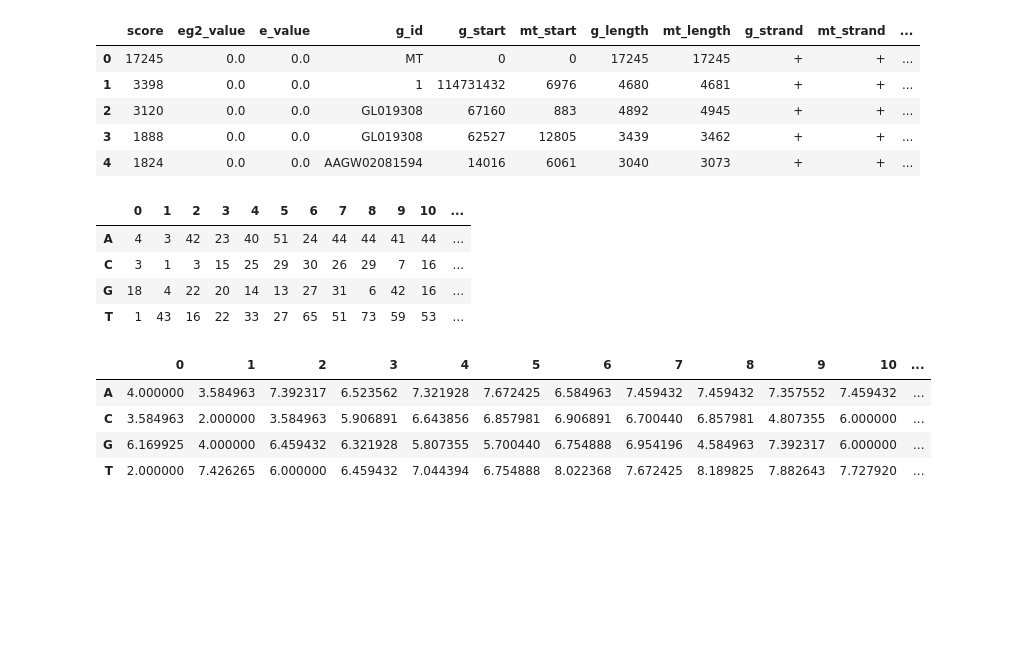
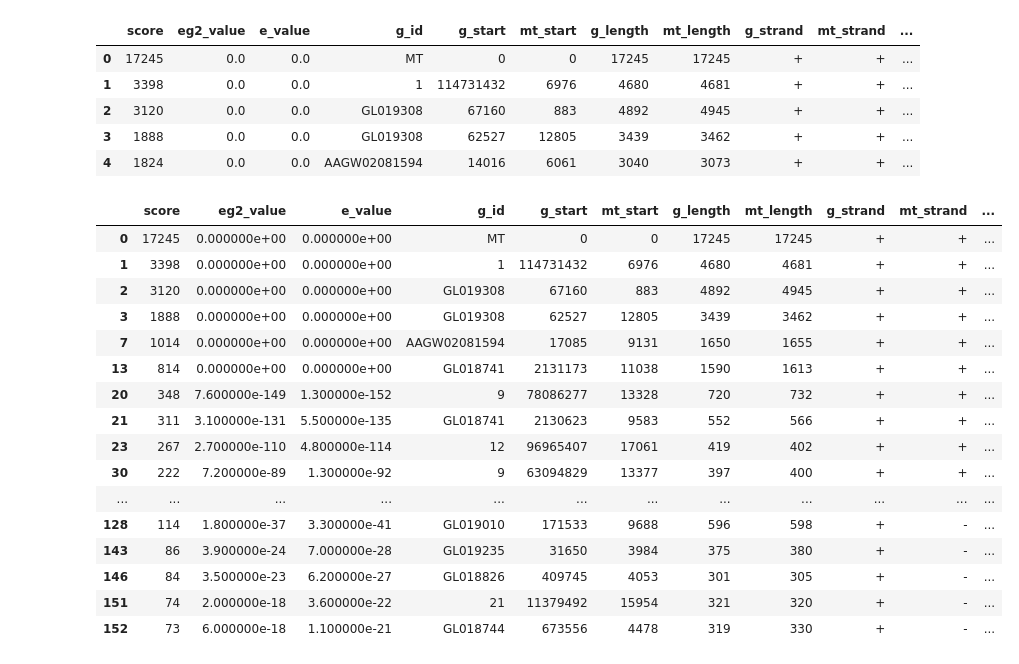
Before and after one commit to balintbiro/Oryctolagus_cuniculus_numts, a Jupyter notebook: codes/trials/data_prep_for_sequence_logo.ipynb, the cells around one changed output. Drawn from its saved outputs; the diff is of its cells as text; code cells hidden in the pictures; blank space fills up the shorter version.

Commit message:
data prep for seqlogo

```diff
--- a/codes/trials/data_prep_for_sequence_logo.ipynb
+++ b/codes/trials/data_prep_for_sequence_logo.ipynb
@@ -26,2 +37,26 @@ def write_output(sequence, outfile):
+# %%
+master_array = pd.read_csv(home_dir+'Michael/data/numt_master_array.csv')
+size_mask=master_array['g_length']<500
+master_array=master_array[size_mask]
+# %%
+master_array
+# %% [output]
+|  | score | eg2_value | e_value | g_id | g_start | mt_start | g_length | mt_length | g_strand | mt_strand | ... |
+| 0 | 17245 | 0.000000e+00 | 0.000000e+00 | MT | 0 | 0 | 17245 | 17245 | + | + | ... |
+| 1 | 3398 | 0.000000e+00 | 0.000000e+00 | 1 | 114731432 | 6976 | 4680 | 4681 | + | + | ... |
+| 2 | 3120 | 0.000000e+00 | 0.000000e+00 | GL019308 | 67160 | 883 | 4892 | 4945 | + | + | ... |
+| 3 | 1888 | 0.000000e+00 | 0.000000e+00 | GL019308 | 62527 | 12805 | 3439 | 3462 | + | + | ... |
+| 7 | 1014 | 0.000000e+00 | 0.000000e+00 | AAGW02081594 | 17085 | 9131 | 1650 | 1655 | + | + | ... |
+| 13 | 814 | 0.000000e+00 | 0.000000e+00 | GL018741 | 2131173 | 11038 | 1590 | 1613 | + | + | ... |
+| 20 | 348 | 7.600000e-149 | 1.300000e-152 | 9 | 78086277 | 13328 | 720 | 732 | + | + | ... |
+| 21 | 311 | 3.100000e-131 | 5.500000e-135 | GL018741 | 2130623 | 9583 | 552 | 566 | + | + | ... |
+| 23 | 267 | 2.700000e-110 | 4.800000e-114 | 12 | 96965407 | 17061 | 419 | 402 | + | + | ... |
+| 30 | 222 | 7.200000e-89 | 1.300000e-92 | 9 | 63094829 | 13377 | 397 | 400 | + | + | ... |
+| ... | ... | ... | ... | ... | ... | ... | ... | ... | ... | ... | ... |
+| 128 | 114 | 1.800000e-37 | 3.300000e-41 | GL019010 | 171533 | 9688 | 596 | 598 | + | - | ... |
+| 143 | 86 | 3.900000e-24 | 7.000000e-28 | GL019235 | 31650 | 3984 | 375 | 380 | + | - | ... |
+| 146 | 84 | 3.500000e-23 | 6.200000e-27 | GL018826 | 409745 | 4053 | 301 | 305 | + | - | ... |
+| 151 | 74 | 2.000000e-18 | 3.600000e-22 | 21 | 11379492 | 15954 | 321 | 320 | + | - | ... |
+| 152 | 73 | 6.000000e-18 | 1.100000e-21 | GL018744 | 673556 | 4478 | 319 | 330 | + | - | ... |
 # %%
 #writing 5 bp upstream and downstream numt sequences into a fasta file
@@ -46,23 +67,2 @@ def pfm_filler(sequence, pfm):
-# %%
-ends_pfm=pd.DataFrame(0, columns=np.arange(0,len(sequences[0])),
-                      index=['A','C','G','T'])
-sequences.apply(pfm_filler, args=(ends_pfm,))
-ends_pfm=ends_pfm.replace(0,1)
-ends_pfm
-# %% [output]
-|  | 0 | 1 | 2 | 3 | 4 | 5 | 6 | 7 | 8 | 9 | 10 | ... |
-| A | 4 | 3 | 42 | 23 | 40 | 51 | 24 | 44 | 44 | 41 | 44 | ... |
-| C | 3 | 1 | 3 | 15 | 25 | 29 | 30 | 26 | 29 | 7 | 16 | ... |
-| G | 18 | 4 | 22 | 20 | 14 | 13 | 27 | 31 | 6 | 42 | 16 | ... |
-| T | 1 | 43 | 16 | 22 | 33 | 27 | 65 | 51 | 73 | 59 | 53 | ... |
-# %%
-ends_pwm=np.log2(ends_pfm/0.25)
-ends_pwm
-# %% [output]
-|  | 0 | 1 | 2 | 3 | 4 | 5 | 6 | 7 | 8 | 9 | 10 | ... |
-| A | 4.000000 | 3.584963 | 7.392317 | 6.523562 | 7.321928 | 7.672425 | 6.584963 | 7.459432 | 7.459432 | 7.357552 | 7.459432 | ... |
-| C | 3.584963 | 2.000000 | 3.584963 | 5.906891 | 6.643856 | 6.857981 | 6.906891 | 6.700440 | 6.857981 | 4.807355 | 6.000000 | ... |
-| G | 6.169925 | 4.000000 | 6.459432 | 6.321928 | 5.807355 | 5.700440 | 6.754888 | 6.954196 | 4.584963 | 7.392317 | 6.000000 | ... |
-| T | 2.000000 | 7.426265 | 6.000000 | 6.459432 | 7.044394 | 6.754888 | 8.022368 | 7.672425 | 8.189825 | 7.882643 | 7.727920 | ... |
 # %%
 #function for flanking preparation
```
Also changed, not shown: parts of 18 cells of this notebook.
